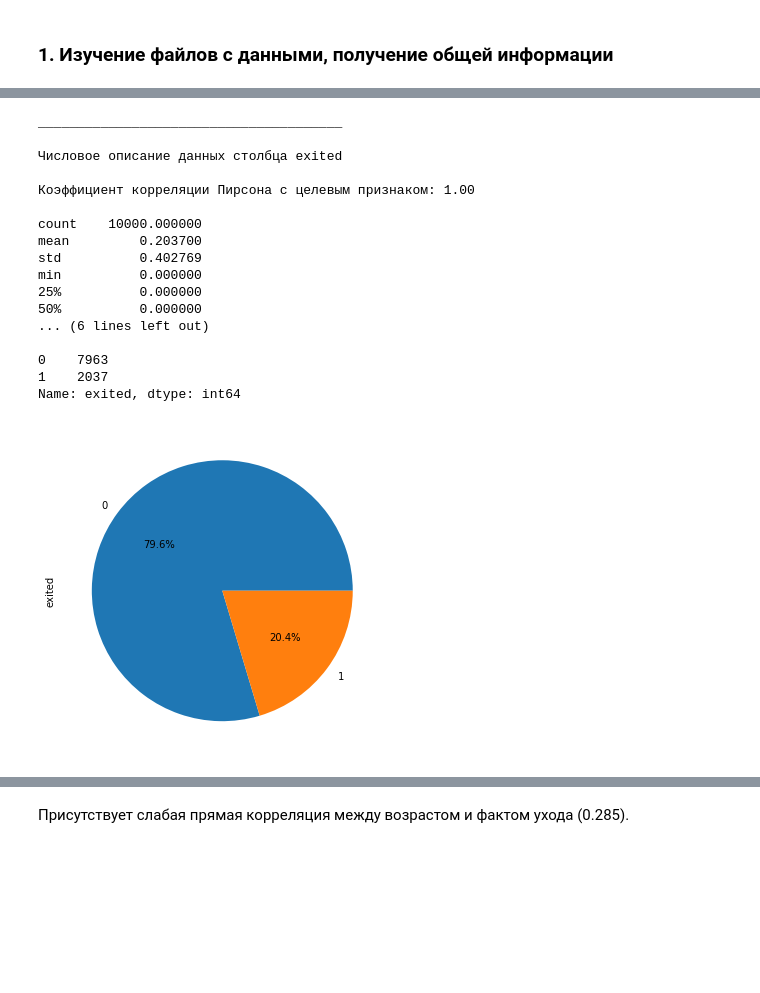
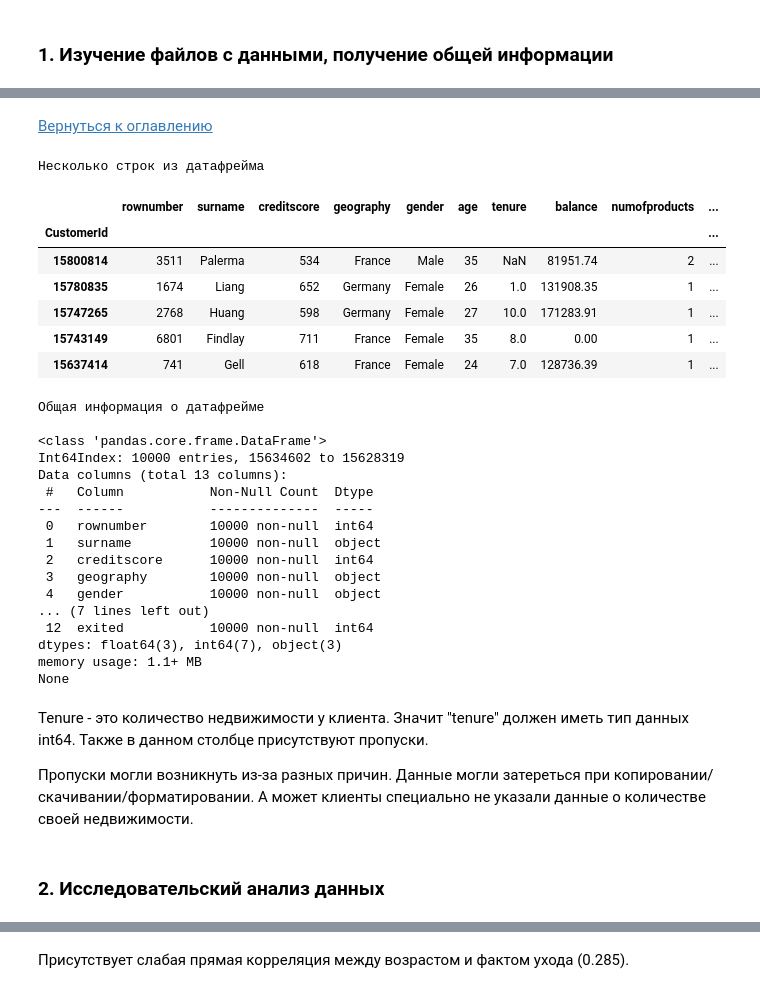
Before and after one commit to IlyaErmolaev1606/my_projects, a Jupyter notebook: customer_churn/customer_churn.ipynb, the cells around one changed output, grey strips where cells are left out. Saved outputs shown, nothing was run; the diff lists cells and outputs as text; code cells hidden in the pictures; blank space fills up the shorter version.

```diff
--- a/customer_churn/customer_churn.ipynb
+++ b/customer_churn/customer_churn.ipynb
@@ -348,22 +24,2 @@ Name: estimatedsalary, dtype: int64
-# %%
-#применим функцию get_info_column() к столбцу 'exited'
-get_info_column(churn, 'exited')
-# %% [output]
-_______________________________________
-
-Числовое описание данных столбца exited
-
-Коэффициент корреляции Пирсона с целевым признаком: 1.00
-
-count    10000.000000
-mean         0.203700
-std          0.402769
-min          0.000000
-25%          0.000000
-50%          0.000000
-... (6 lines left out)
-
-0    7963
-1    2037
-Name: exited, dtype: int64
-[figure, removed]
+# %% [markdown]
+[Вернуться к оглавлению](#0-section)
@@ -369,0 +53,56 @@ Name: exited, dtype: int64
+# %%
+# создадим функцию для загрузки датафрейма
+def get_df(data):
+    try:
+        df = pd.read_csv(
+            "C:/Users/79090/YandexDisk/from asus/MyStudy/Data Science/Яндекс.Практикум/Самостоятельные проекты/Обучение с учителем/customer_churn/{}.csv".format(
+                data
+            ),
+            index_col="CustomerId",
+        )
+    except:
+        print("Ошибка при чтении файла")
+    df.columns = df.columns.str.lower()
+    print("Несколько строк из датафрейма")
+    print()
+    display(df.sample(5))
+    print()
+    print("Общая информация о датафрейме")
+    print()
+    print(df.info())
+    return df
+# %%
+churn = get_df('Churn')
+# %% [output]
+Несколько строк из датафрейма
+|  | rownumber | surname | creditscore | geography | gender | age | tenure | balance | numofproducts | ... |
+| CustomerId |  |  |  |  |  |  |  |  |  | ... |
+| 15800814 | 3511 | Palerma | 534 | France | Male | 35 | NaN | 81951.74 | 2 | ... |
+| 15780835 | 1674 | Liang | 652 | Germany | Female | 26 | 1.0 | 131908.35 | 1 | ... |
+| 15747265 | 2768 | Huang | 598 | Germany | Female | 27 | 10.0 | 171283.91 | 1 | ... |
+| 15743149 | 6801 | Findlay | 711 | France | Female | 35 | 8.0 | 0.00 | 1 | ... |
+| 15637414 | 741 | Gell | 618 | France | Female | 24 | 7.0 | 128736.39 | 1 | ... |
+Общая информация о датафрейме
+
+<class 'pandas.core.frame.DataFrame'>
+Int64Index: 10000 entries, 15634602 to 15628319
+Data columns (total 13 columns):
+ #   Column           Non-Null Count  Dtype
+---  ------           --------------  -----
+ 0   rownumber        10000 non-null  int64
+ 1   surname          10000 non-null  object
+ 2   creditscore      10000 non-null  int64
+ 3   geography        10000 non-null  object
+ 4   gender           10000 non-null  object
+... (7 lines left out)
+ 12  exited           10000 non-null  int64
+dtypes: float64(3), int64(7), object(3)
+memory usage: 1.1+ MB
+None
+# %% [markdown]
+Tenure - это количество недвижимости у клиента. Значит "tenure" должен иметь тип данных int64. Также в данном столбце присутствуют пропуски.
+
+Пропуски могли возникнуть из-за разных причин. Данные могли затереться при копировании/скачивании/форматировании. А может клиенты специально не указали данные о количестве своей недвижимости.
+# %% [markdown]
+<a id='2-section'></a>
+### 2. Исследовательский анализ данных
```
Also changed, not shown: parts of 173 cells of this notebook, 1 other file.
